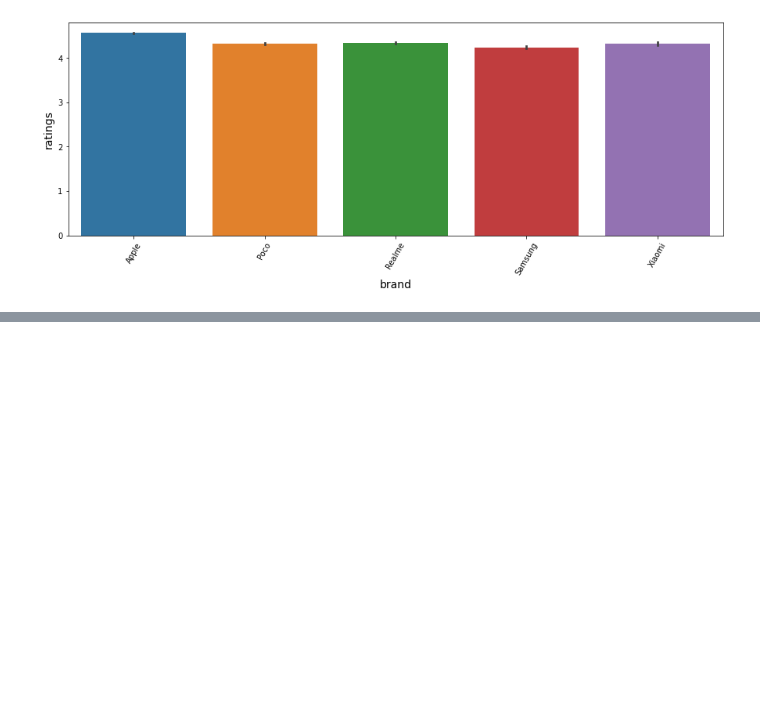
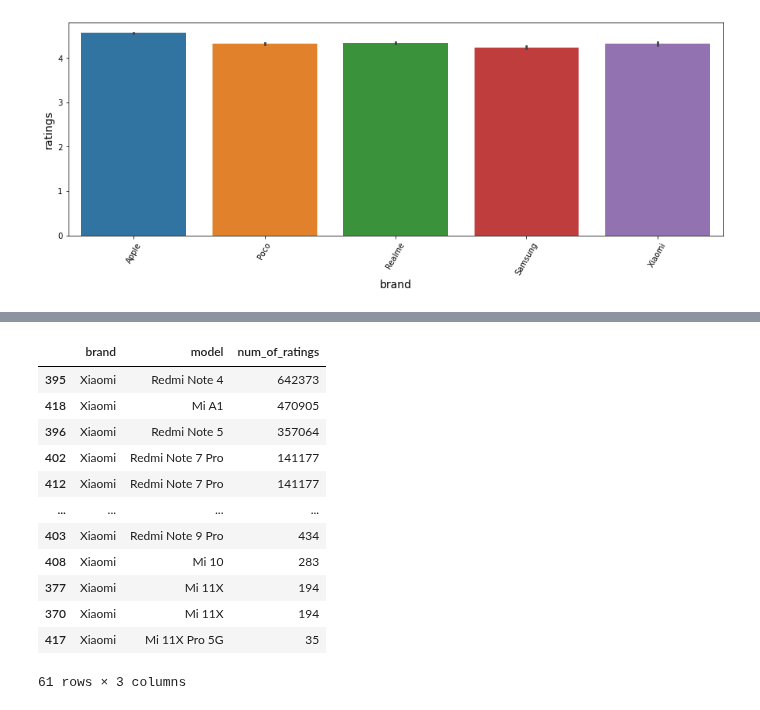
Before and after one commit to Arpan-tech-create/Exploratory_Data_Analysis, a Jupyter notebook: Mobile Sales.ipynb, the cells around one changed output, grey strips where cells are left out. Cells and saved outputs as stored; diff of their text form; code cells hidden in the pictures; blank space fills up the shorter version.

```diff
--- a/Mobile Sales.ipynb
+++ b/Mobile Sales.ipynb
@@ -220,0 +255,18 @@ sns.barplot(x,y)
+# %%
+xi_df=mb1[xi]
+xi_brand1=xi_df.sort_values(by=['num_of_ratings'],ascending=False)
+xi_brand1
+# %% [output]
+|  | brand | model | num_of_ratings |
+| 395 | Xiaomi | Redmi Note 4 | 642373 |
+| 418 | Xiaomi | Mi A1 | 470905 |
+| 396 | Xiaomi | Redmi Note 5 | 357064 |
+| 402 | Xiaomi | Redmi Note 7 Pro | 141177 |
+| 412 | Xiaomi | Redmi Note 7 Pro | 141177 |
+| ... | ... | ... | ... |
+| 403 | Xiaomi | Redmi Note 9 Pro | 434 |
+| 408 | Xiaomi | Mi 10 | 283 |
+| 377 | Xiaomi | Mi 11X | 194 |
+| 370 | Xiaomi | Mi 11X | 194 |
+| 417 | Xiaomi | Mi 11X Pro 5G | 35 |
+61 rows × 3 columns
```
Also changed, not shown: parts of 5 cells of this notebook, 5 other files.
